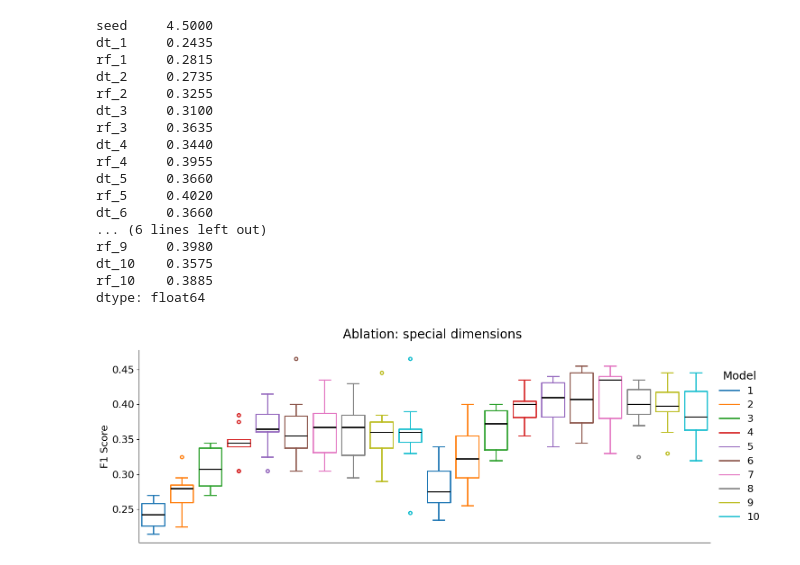
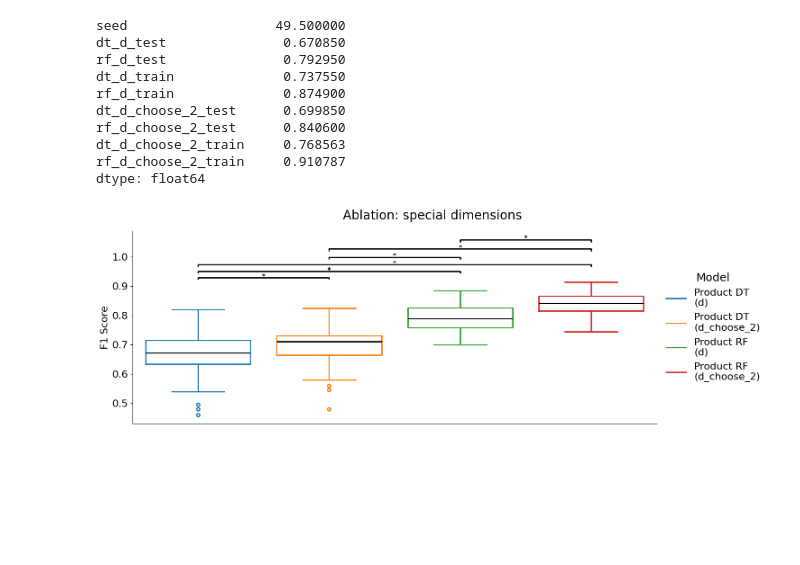
Before and after one commit to qc2321/embedders, a Jupyter notebook: notebooks/18_pc_ablations.ipynb, the cells around one changed output. Drawn from its saved outputs; the diff is of its cells as text; code cells hidden in the pictures; blank space fills up the shorter version.

```diff
--- a/notebooks/18_pc_ablations.ipynb
+++ b/notebooks/18_pc_ablations.ipynb
@@ -29,8 +32,11 @@ SCORE = "f1-micro" if TASK == "classification" else "rmse"
 # ABLATION_VAR = "max_features"
 # ABLATION_VALS = ["sqrt", "log2", "none"]
 
-ABLATION_VAR = "max_depth"
-ABLATION_VALS = [1, 2, 3, 4, 5, 6, 7, 8, 9, 10]
+# ABLATION_VAR = "max_depth"
+# ABLATION_VALS = [1, 2, 3, 4, 5, 6, 7, 8, 9, 10]
+
+ABLATION_VAR = "n_features"
+ABLATION_VALS = ["d", "d_choose_2"]
 
 USE_DT = True
 USE_RF = True
@@ -40,7 +46,7 @@ with torch.no_grad():
     for seed in range(N_SAMPLES):
         # Ensure unique seed per trial
         seed = seed
-        pm = embedders.manifolds.ProductManifold(signature=[(-1, 2), (1, 2)])
+        pm = embedders.manifolds.ProductManifold(signature=[(-1, 4), (-1, 4)])
 
         # Get X, y
         X, y = embedders.gaussian_mixture.gaussian_mixture(
@@ -90,22 +108,15 @@ KeyboardInterrupt:
 # %%
 results.mean()
 # %% [output]
-seed     4.5000
-dt_1     0.2435
-rf_1     0.2815
-dt_2     0.2735
-rf_2     0.3255
-dt_3     0.3100
-rf_3     0.3635
-dt_4     0.3440
-rf_4     0.3955
-dt_5     0.3660
-rf_5     0.4020
-dt_6     0.3660
-... (6 lines left out)
-rf_9     0.3980
-dt_10    0.3575
-rf_10    0.3885
+seed                   49.500000
+dt_d_test               0.670850
+rf_d_test               0.792950
+dt_d_train              0.737550
+rf_d_train              0.874900
+dt_d_choose_2_test      0.699850
+rf_d_choose_2_test      0.840600
+dt_d_choose_2_train     0.768563
+rf_d_choose_2_train     0.910787
 dtype: float64
 # %%
 # Let's see the values: barplot with statistical significance annotations
@@ -137,12 +148,15 @@ def test(x, y):
 
 # All the spec happens up here
 # models = [f"dt_{val}" for val in ABLATION_VALS] + [f"rf_{val}" for val in ABLATION_VALS]
-dts = [f"dt_{val}" for val in ABLATION_VALS] if USE_DT else []
-rfs = [f"rf_{val}" for val in ABLATION_VALS] if USE_RF else []
+dts = [f"dt_{val}_test" for val in ABLATION_VALS] if USE_DT else []
+rfs = [f"rf_{val}_test" for val in ABLATION_VALS] if USE_RF else []
 models = dts + rfs
 # model_names = ["Product DT", "Product DT\n(+ Special dims)", "Product RF", "Product RF\n(+ Special dims)"]
 # model_names = ["$\\sqrt{D}$", "$\\log_2{D}$", "$D$"]
 model_names = ABLATION_VALS
+model_names_dt = [f"Product DT\n({val})" for val in ABLATION_VALS]
+model_names_rf = [f"Product RF\n({val})" for val in ABLATION_VALS]
+model_names = model_names_dt + model_names_rf
 colors = [f"C{i}" for i in range(len(models))]
 
 results["curvature"] = 0
@@ -228,31 +242,31 @@ ax.set_xticks(x_vals + 1.5, CURVATURES, fontsize=16)
 # Make legend to the right of the plot
 ax.legend(
     [bp["boxes"][0] for bp in bps],
     model_names,
     fontsize=16,
     frameon=False,
     title="Model",
     title_fontsize=18,
     loc="center left",
     bbox_to_anchor=(1, 0.5),
 )
 ax.tick_params(axis="y", labelsize=16)
 # ax.set_yscale("log") if TASK == "regression" else None
 
 # axs[0].set_title("Decision Trees", fontsize=18)
 # axs[1].set_title("Random Forests", fontsize=18)
 # axs[1].set_xlabel("Curvature", fontsize=16)
 
 # plt.xlim(-1, len(CURVATURES) * (len(models) + 1))
 plt.suptitle(f"Ablation: special dimensions", fontsize=20)
 
 # Turn off xticks
 plt.xticks([])
 
 plt.tight_layout()
 
 # Save as pdf
 plt.savefig(f"../figures/ablation_{ABLATION_VAR}.pdf", bbox_inches="tight")
 plt.show()
 # %% [output]
-[figure, old version]
+[figure, new version]
```
Also changed, not shown: parts of 2 cells of this notebook, 6 other files.
